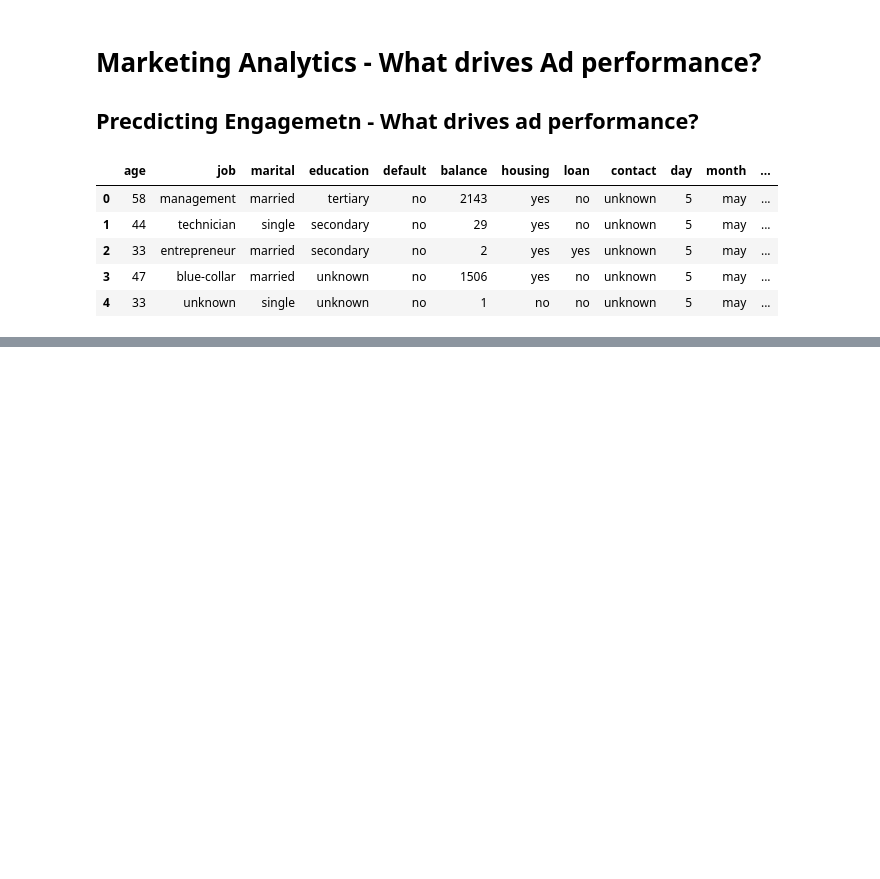
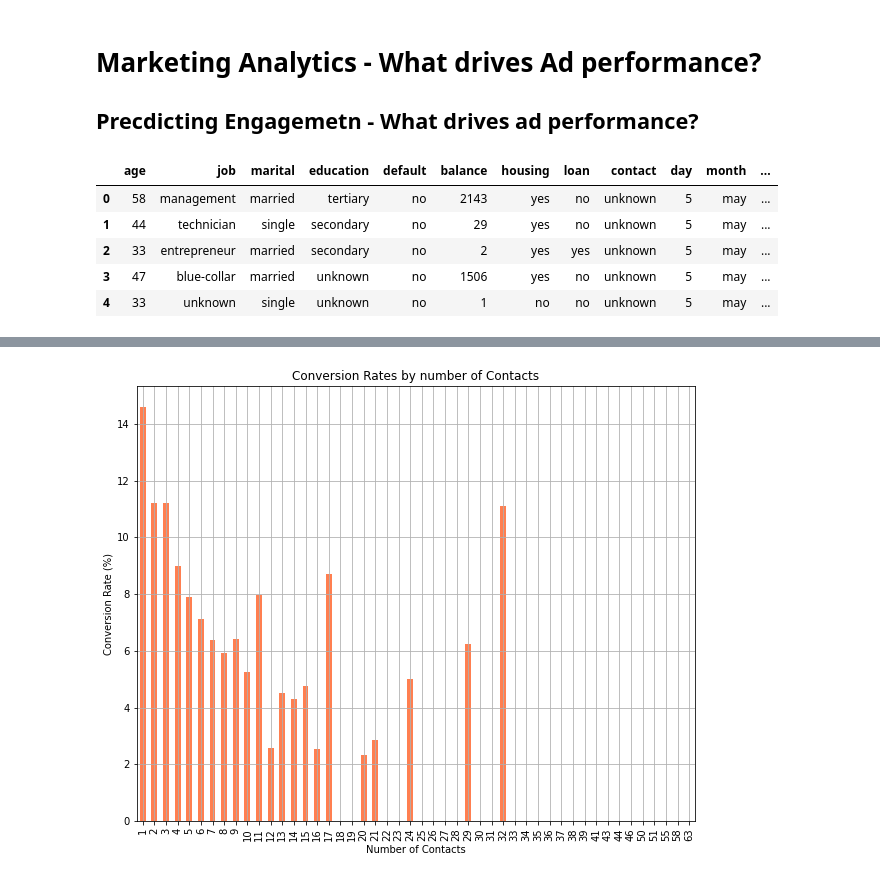
Before and after one commit to dooinn/data_analysis_projects, a Jupyter notebook: Marketing_Analytics_What_Drives_Ad_performance.ipynb, the cells around one changed output, grey strips where cells are left out. Drawn from its saved outputs; the diff is of its cells as text; code cells hidden in the pictures; blank space fills up the shorter version.

```diff
--- a/Marketing_Analytics_What_Drives_Ad_performance.ipynb
+++ b/Marketing_Analytics_What_Drives_Ad_performance.ipynb
@@ -21,0 +107,4 @@ df.head()
+# %%
+conversions_by_contacts = df.groupby('campaign')['converted'].sum() / df.groupby('campaign')['converted'].count() * 100.0
+
+conversions_by_contacts.head(10)
@@ -21,0 +124,12 @@ df.head()
+# %%
+ax = conversions_by_contacts.plot(
+    kind='bar', figsize=(10, 8), title='Conversion Rates by number of Contacts',
+    grid=True, color='coral'
+)
+
+ax.set_xlabel('Number of Contacts')
+ax.set_ylabel('Conversion Rate (%)')
+
+plt.show()
+# %% [output]
+[figure, added]
```
Also changed, not shown: parts of 7 cells of this notebook.
